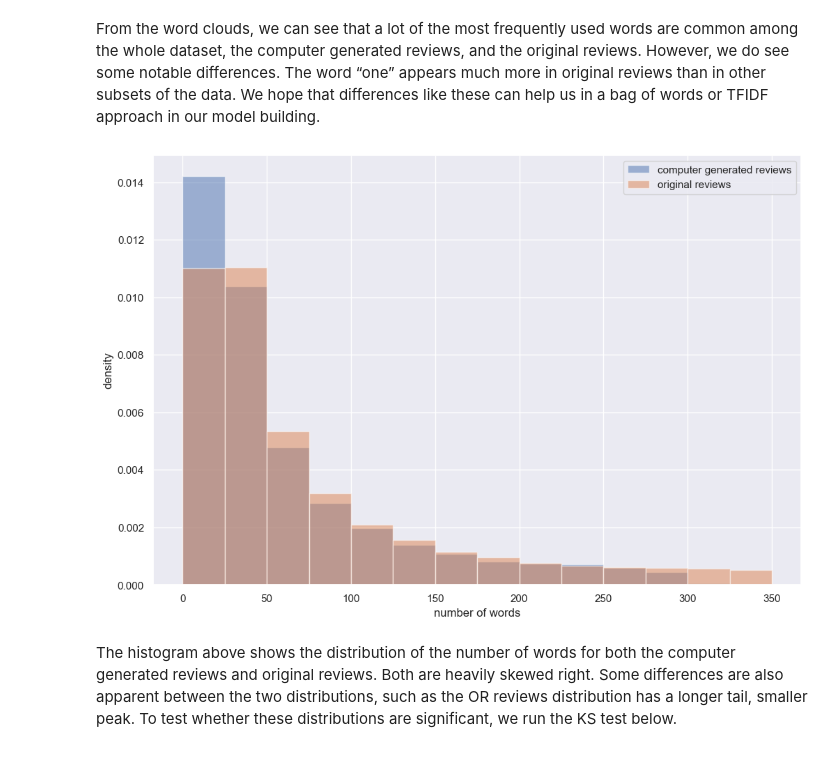
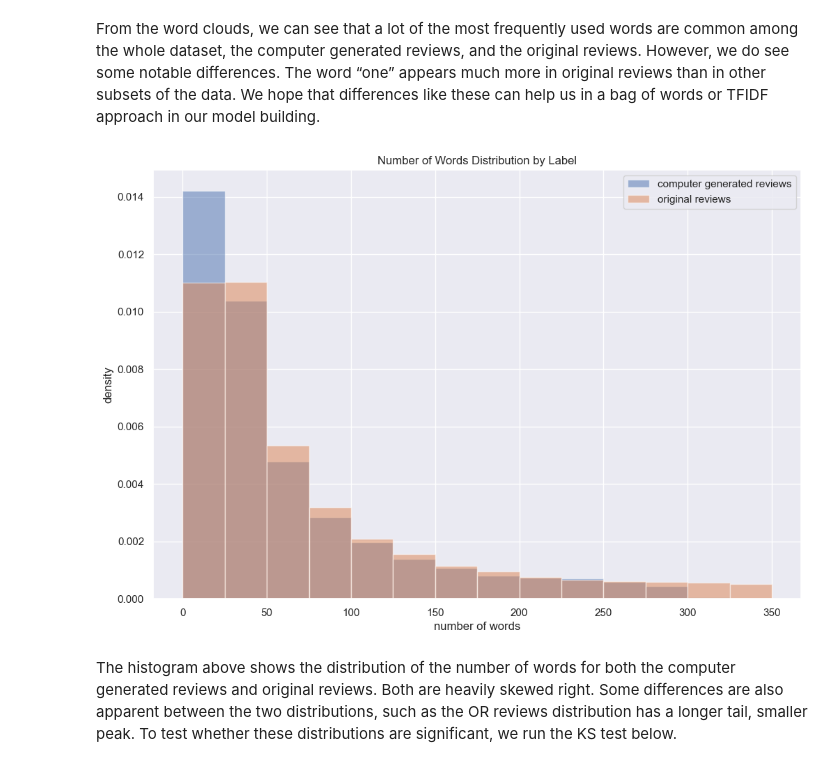
Before and after one commit to LiamManatt/Fake_Reviews, a Jupyter notebook: FinalProject_group058.ipynb, the cells around one changed output. Cells and saved outputs as stored; diff of their text form; code cells hidden in the pictures.

```diff
--- a/FinalProject_group058.ipynb
+++ b/FinalProject_group058.ipynb
@@ -314,24 +317,25 @@ From the word clouds, we can see that a lot of the most frequently used words ar
 # %%
 bins = np.arange(0, 375, 25)
 plt.figure(figsize=(12, 8))
 plt.hist(cg_reviews.num_words,
          label = 'computer generated reviews',
          alpha = 0.5,
          bins = bins,
          density=True)
 
 plt.hist(or_reviews.num_words,
          label = 'original reviews',
          alpha = 0.5,
          bins = bins,
          density=True)
 
 plt.legend()
 plt.xlabel('number of words')
 plt.ylabel('density')
+plt.title('Number of Words Distribution by Label')
 plt.show()
 # %% [output]
-[figure, old version]
+[figure, new version]
 # %% [markdown]
 The histogram above shows the distribution of the number of words for both the computer generated reviews and original reviews. Both are heavily skewed right. Some differences are also apparent between the two distributions, such as the OR reviews distribution has a longer tail, smaller peak. To test whether these distributions are significant, we run the KS test below.
 # %%
```
Also changed, not shown: parts of 17 cells of this notebook, 4 other files.
